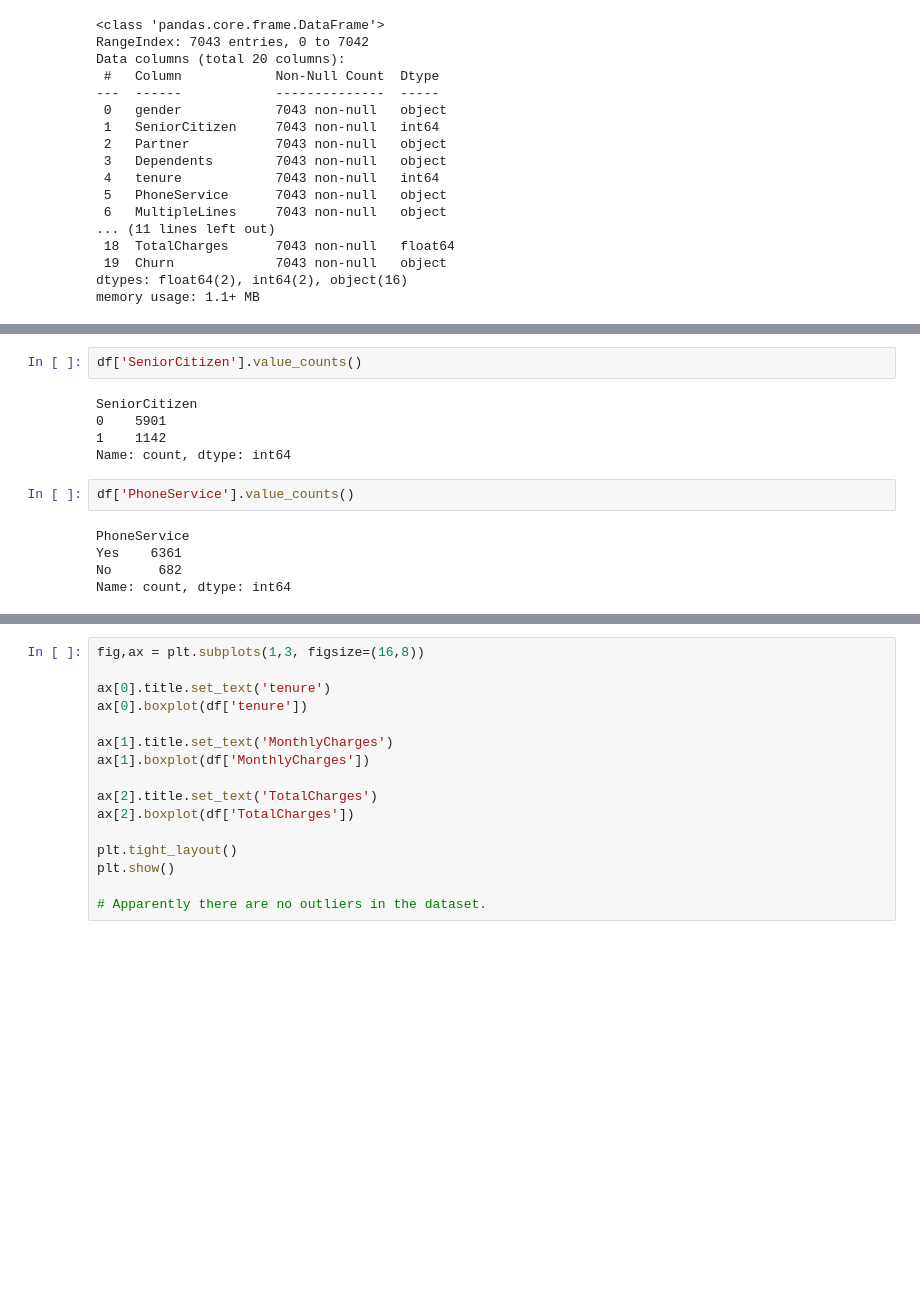
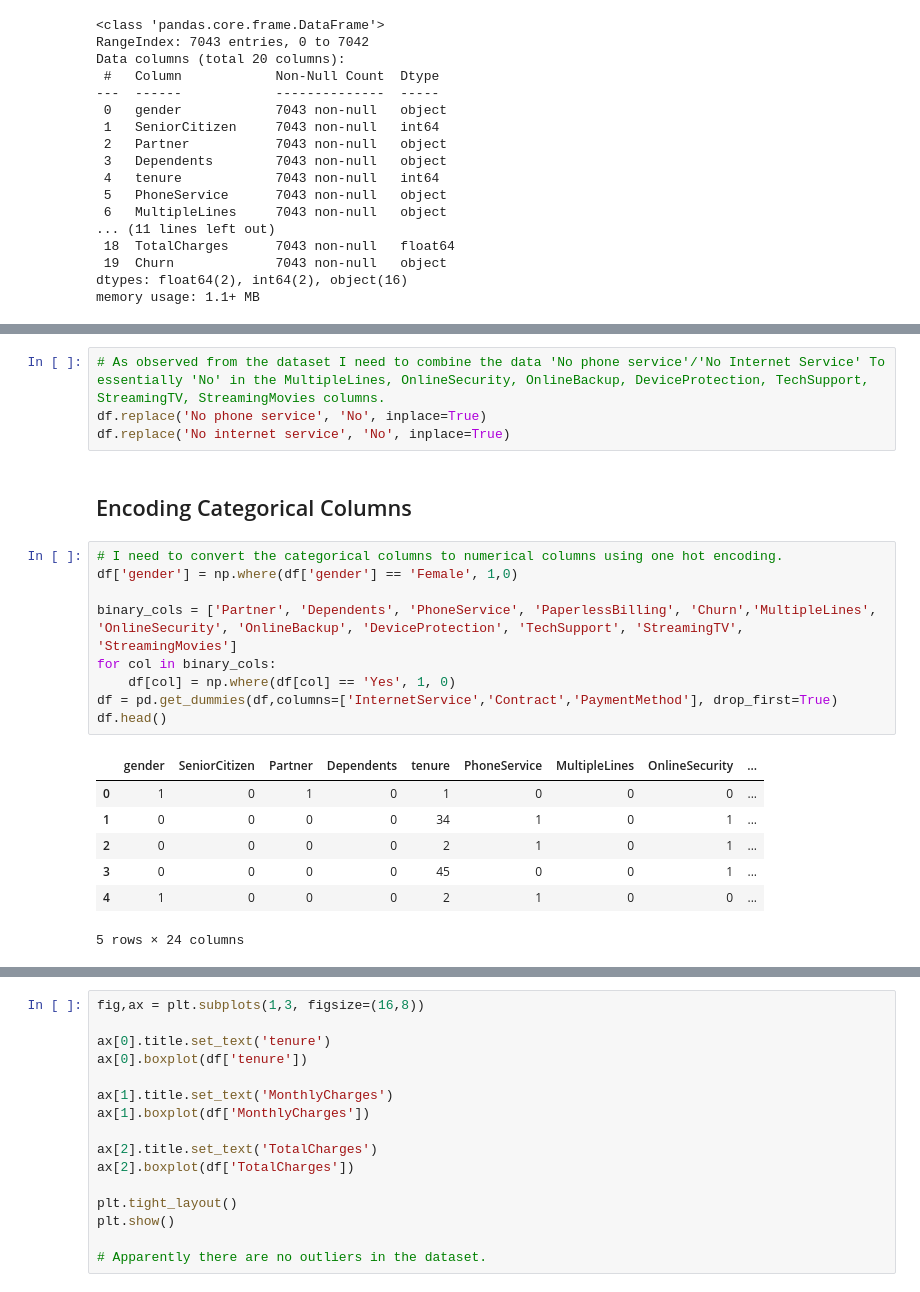
Before and after one commit to AhmadJer99/ChurnPrediction-TelcomData, a Jupyter notebook: ChurnPrediction.ipynb, the cells around one changed output, grey strips where cells are left out. Cells and saved outputs as stored; diff of their text form; blank space fills up the shorter version.

```diff
--- a/ChurnPrediction.ipynb
+++ b/ChurnPrediction.ipynb
@@ -276,14 +209,23 @@ plt.show()
-# %%
-df['SeniorCitizen'].value_counts()
-# %% [output]
-SeniorCitizen
-0    5901
-1    1142
-Name: count, dtype: int64
-# %%
-df['PhoneService'].value_counts()
-# %% [output]
-PhoneService
-Yes    6361
-No      682
-Name: count, dtype: int64
+# %%
+# As observed from the dataset I need to combine the data 'No phone service'/'No Internet Service' To essentially 'No' in the MultipleLines, OnlineSecurity, OnlineBackup, DeviceProtection, TechSupport, StreamingTV, StreamingMovies columns.
+df.replace('No phone service', 'No', inplace=True)
+df.replace('No internet service', 'No', inplace=True)
+# %% [markdown]
+## Encoding Categorical Columns
+# %%
+# I need to convert the categorical columns to numerical columns using one hot encoding.
+df['gender'] = np.where(df['gender'] == 'Female', 1,0)
+
+binary_cols = ['Partner', 'Dependents', 'PhoneService', 'PaperlessBilling', 'Churn','MultipleLines', 'OnlineSecurity', 'OnlineBackup', 'DeviceProtection', 'TechSupport', 'StreamingTV', 'StreamingMovies']
+for col in binary_cols:
+    df[col] = np.where(df[col] == 'Yes', 1, 0)
+df = pd.get_dummies(df,columns=['InternetService','Contract','PaymentMethod'], drop_first=True)
+df.head()
+# %% [output]
+|  | gender | SeniorCitizen | Partner | Dependents | tenure | PhoneService | MultipleLines | OnlineSecurity | ... |
+| 0 | 1 | 0 | 1 | 0 | 1 | 0 | 0 | 0 | ... |
+| 1 | 0 | 0 | 0 | 0 | 34 | 1 | 0 | 1 | ... |
+| 2 | 0 | 0 | 0 | 0 | 2 | 1 | 0 | 1 | ... |
+| 3 | 0 | 0 | 0 | 0 | 45 | 0 | 0 | 1 | ... |
+| 4 | 1 | 0 | 0 | 0 | 2 | 1 | 0 | 0 | ... |
+5 rows × 24 columns
```
Also changed, not shown: parts of 2 cells of this notebook.
